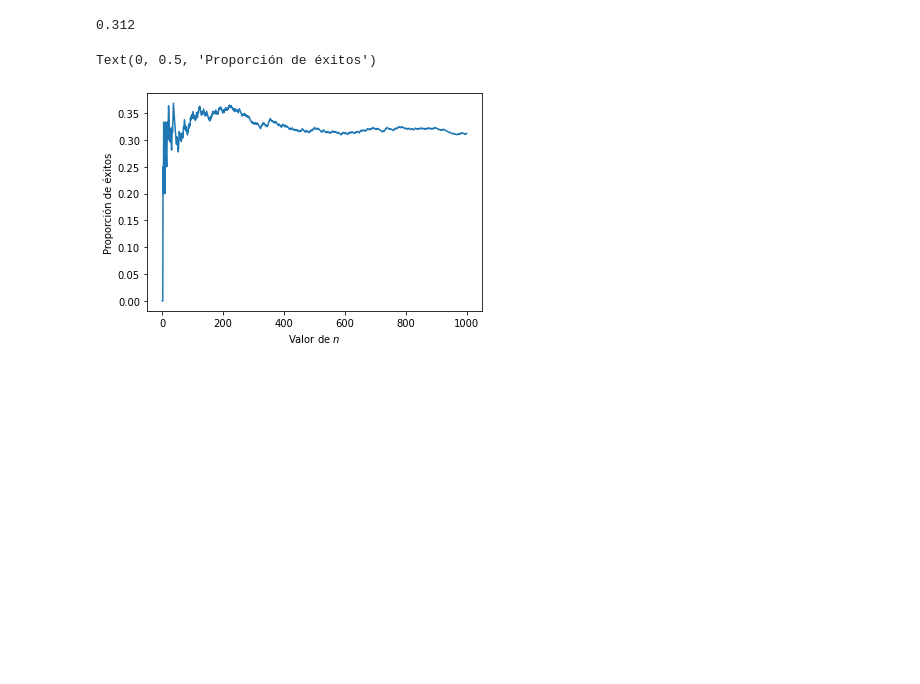
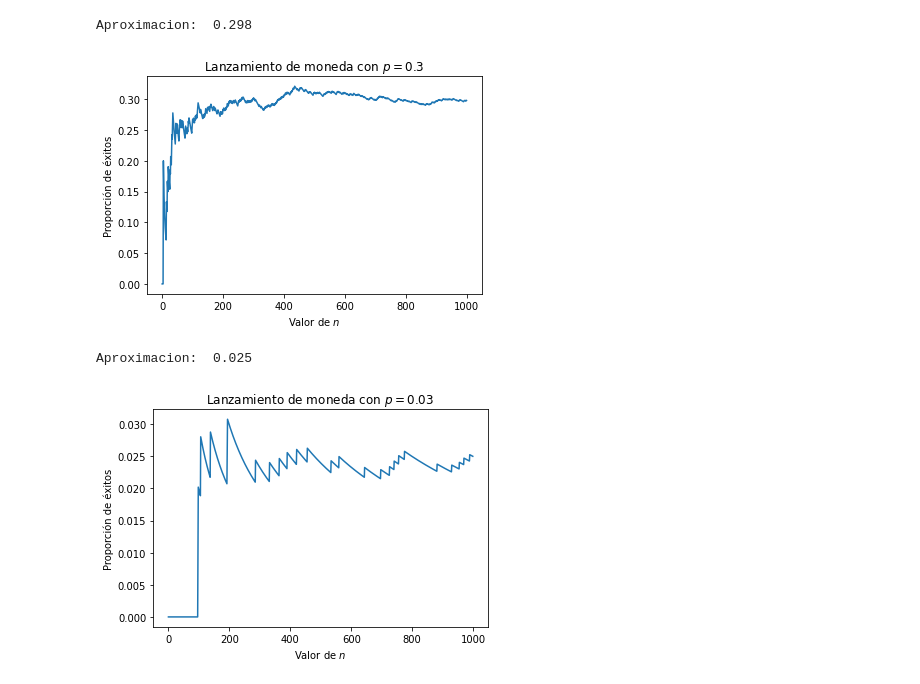
Before and after one commit to JairEsc/Mat_Apl, a Jupyter notebook: Est_T1.ipynb, the cells around one changed output. Cells and saved outputs as stored; diff of their text form; code cells hidden in the pictures; blank space fills up the shorter version.

```diff
--- a/Est_T1.ipynb
+++ b/Est_T1.ipynb
@@ -4,20 +4,22 @@
 import numpy as np
 # %%
 n=1000
-proportion_as_n=[]
-heads=0
-for i in range(1,n+1):
-    if np.random.uniform(0,1)<0.3:
-        heads+=1
-    proportion_as_n.append(heads/i)
-print(proportion_as_n[-1])
+for p in [0.3,0.03]:
+    proportion_as_n=[]
+    heads=0
+    for i in range(1,n+1):
+        if np.random.uniform(0,1)<p:
+            heads+=1
+        proportion_as_n.append(heads/i)
+    print("Aproximacion: ",proportion_as_n[-1])
+    import matplotlib.pyplot as plt
+    plt.plot(proportion_as_n)
+    plt.xlabel('Valor de $n$')
+    plt.ylabel('Proporción de éxitos')
+    plt.title('Lanzamiento de moneda con $p=$'+str(p))
+    plt.show()
 # %% [output]
-0.312
+Aproximacion:  0.298
+[figure, added]
+Aproximacion:  0.025
+[figure, added]
-# %%
-import matplotlib.pyplot as plt
-plt.plot(proportion_as_n)
-plt.xlabel('Valor de $n$')
-plt.ylabel('Proporción de éxitos')
-# %% [output]
-Text(0, 0.5, 'Proporción de éxitos')
-[figure, removed]
```
Also changed, not shown: parts of 2 cells of this notebook.
